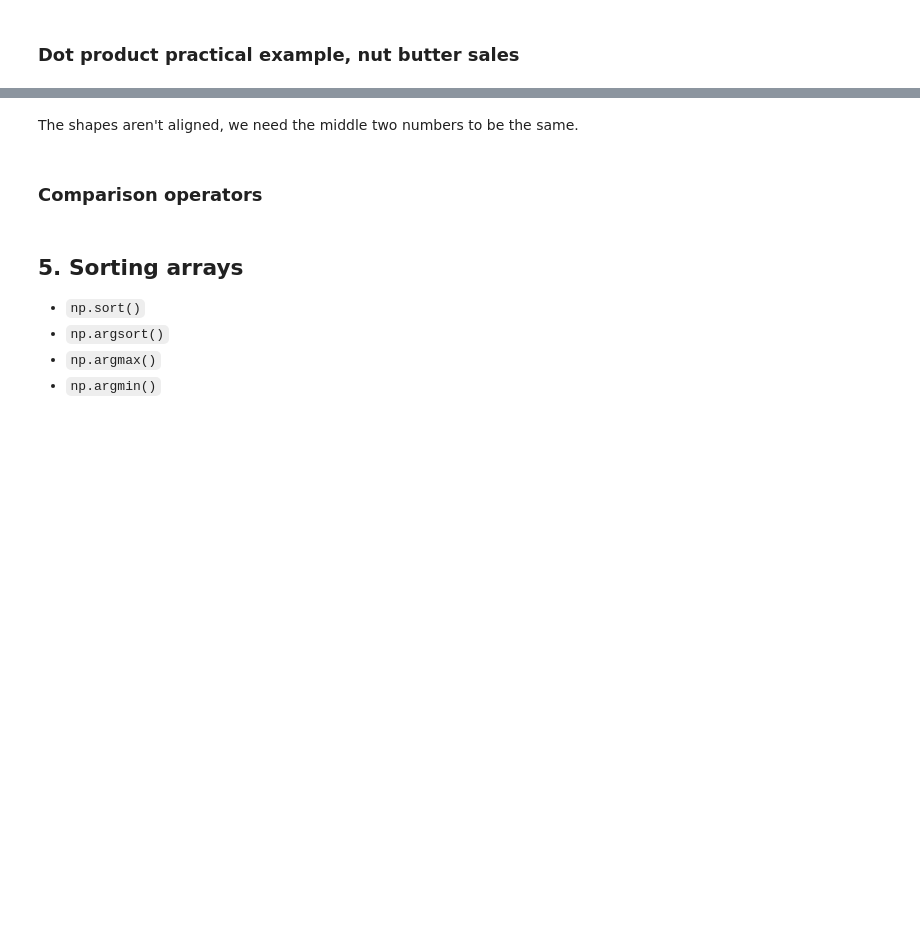
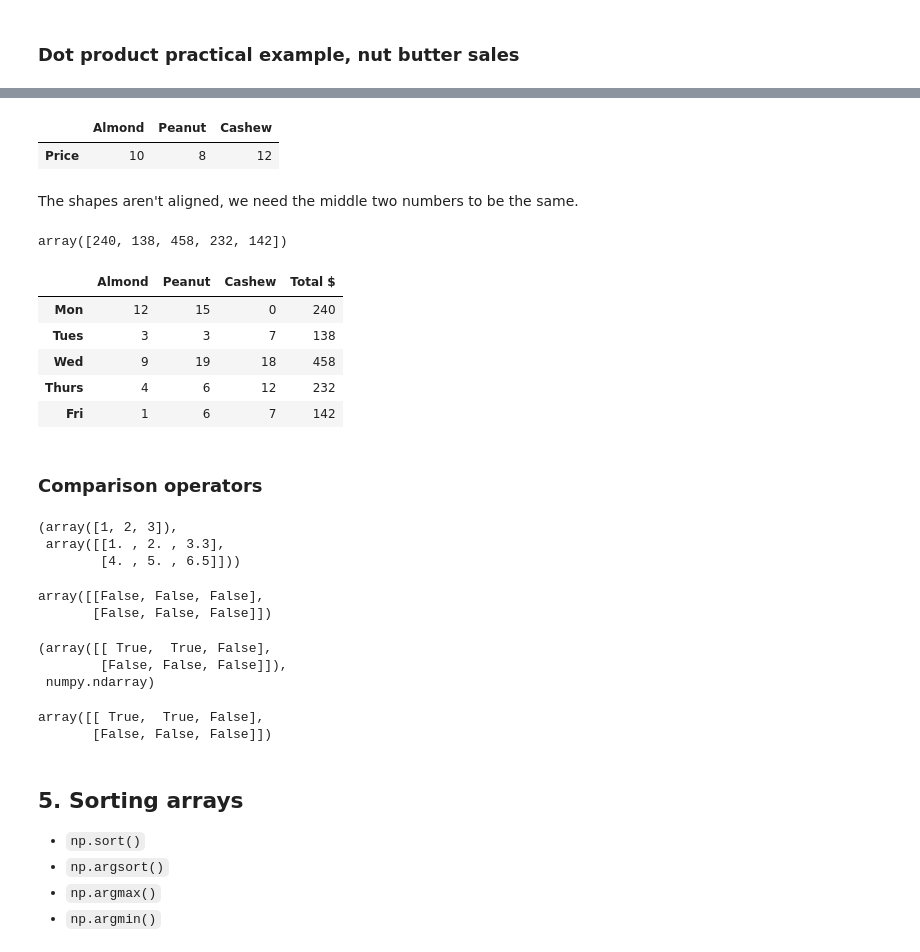
Before and after one commit to hollymartiniosos/ML-DS_ZTM, a Jupyter notebook: NumPy/introduction-to-numpy.ipynb, the cells around one changed output, grey strips where cells are left out. Saved outputs shown, nothing was run; the diff lists cells and outputs as text; code cells hidden in the pictures; blank space fills up the shorter version.

```diff
--- a/NumPy/introduction-to-numpy.ipynb
+++ b/NumPy/introduction-to-numpy.ipynb
@@ -878,0 +904,4 @@ mat3, mat3.shape
+# %%
+np.random.seed(0)
+sales_amount = np.random.randint(20, size = (5,3))
+sales_amount
@@ -878,0 +914,6 @@ mat3, mat3.shape
+# %%
+#Create weekly_sales Data Frame
+weekly_sales = pd.DataFrame(sales_amount,
+                            index = ["Mon", "Tues", "Wed", "Thurs", "Fri"],
+                            columns=["Almond", "Peanut", "Cashew"])
+weekly_sales
@@ -879,2 +927,11 @@ mat3, mat3.shape
+# %%
+#Create butter_prices DataFrame
+butter_prices = pd.DataFrame(prices.reshape(1,3),
+                             index=['Price'],
+                             columns=["Almond", "Peanut", "Cashew"])
+butter_prices
+# %% [output]
+|  | Almond | Peanut | Cashew |
+| Price | 10 | 8 | 12 |
 # %% [markdown]
 The shapes aren't aligned, we need the middle two numbers to be the same.
@@ -885,5 +938,54 @@ The shapes aren't aligned, we need the middle two numbers to be the same.
+# %%
+# Find the total amount of sales for a whole day
+
+#shapes aren't aligned, let's transpose --> total_sales = prices.dot(sales_amount)
+
+# To make the middle numbers the same, we can transpose
+
+
+total_sales = prices.dot(sales_amount.T)
+total_sales
+# %% [output]
+array([240, 138, 458, 232, 142])
+# %%
+# Create daily sales
+
+# daily_sales= butter_prices.dot(weekly_sales.T)
+# weekly_sales["Total $"] = daily_sales.T
+# weekly_sales
+weekly_sales
+# %% [output]
+|  | Almond | Peanut | Cashew | Total $ |
+| Mon | 12 | 15 | 0 | 240 |
+| Tues | 3 | 3 | 7 | 138 |
+| Wed | 9 | 19 | 18 | 458 |
+| Thurs | 4 | 6 | 12 | 232 |
+| Fri | 1 | 6 | 7 | 142 |
 # %% [markdown]
 ### Comparison operators
+# %%
+a1, a2
+# %% [output]
+(array([1, 2, 3]),
+ array([[1. , 2. , 3.3],
+        [4. , 5. , 6.5]]))
+# %%
+a1>a2
+# %% [output]
+array([[False, False, False],
+       [False, False, False]])
+# %%
+bool_array = a1 >= a2
+bool_array, type(bool_array)
+# %% [output]
+(array([[ True,  True, False],
+        [False, False, False]]),
+ numpy.ndarray)
+# %%
+a1 == a2
+# %% [output]
+array([[ True,  True, False],
+       [False, False, False]])
 # %% [markdown]
 ## 5. Sorting arrays
 
```
Also changed, not shown: parts of 27 cells of this notebook, 4 other files.
